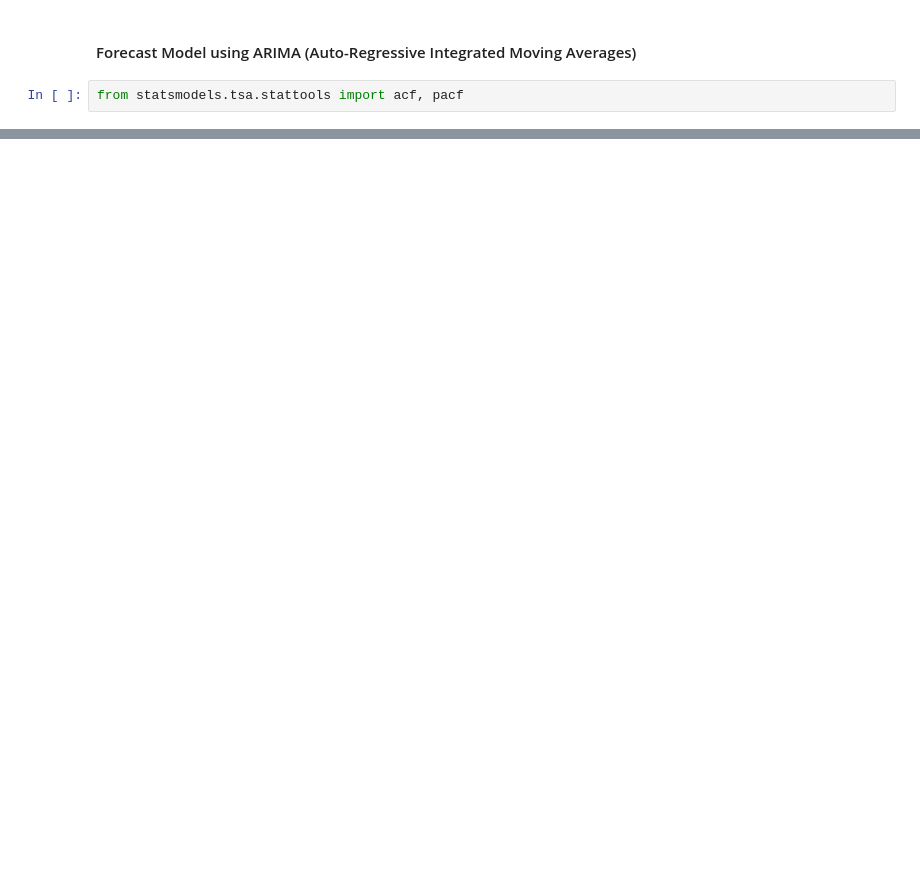
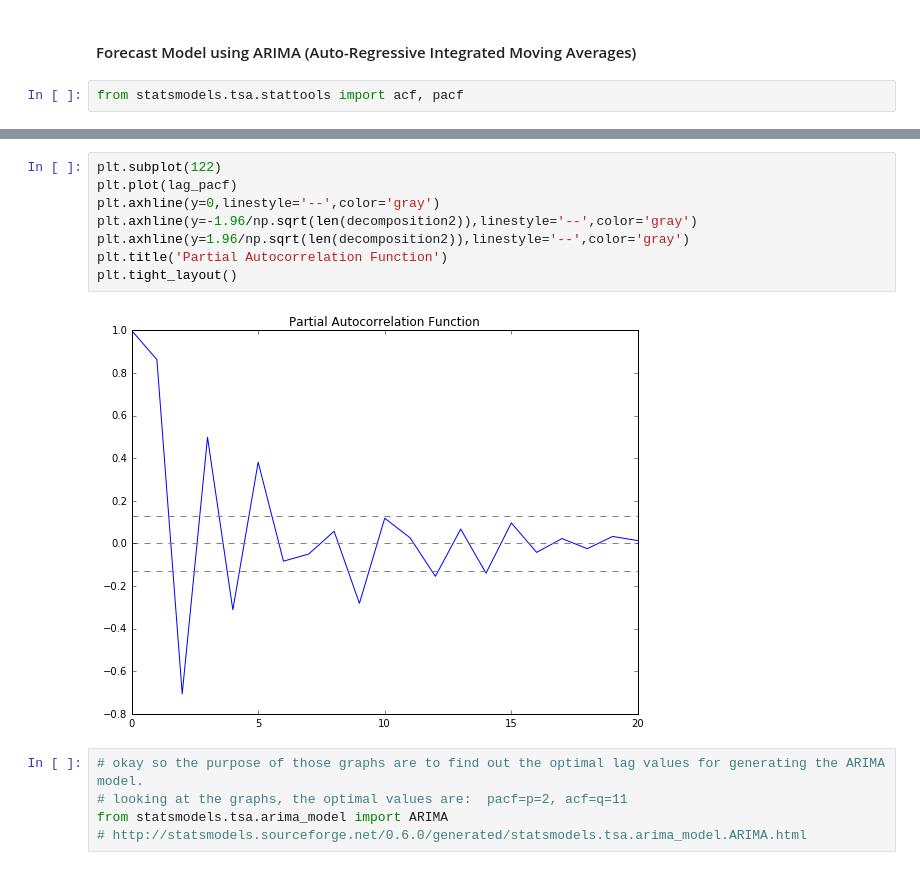
Before and after one commit to gnitnuj/RandomRealEstateExplorations, a Jupyter notebook: The Notebook.ipynb, the cells around one changed output, grey strips where cells are left out. Drawn from its saved outputs; the diff is of its cells as text; blank space fills up the shorter version.

```diff
--- a/The Notebook.ipynb
+++ b/The Notebook.ipynb
@@ -535,0 +566,15 @@ lag_pacf = pacf(ts_log_diff, nlags=20, method='ols')
+# %%
+plt.subplot(122)
+plt.plot(lag_pacf)
+plt.axhline(y=0,linestyle='--',color='gray')
+plt.axhline(y=-1.96/np.sqrt(len(decomposition2)),linestyle='--',color='gray')
+plt.axhline(y=1.96/np.sqrt(len(decomposition2)),linestyle='--',color='gray')
+plt.title('Partial Autocorrelation Function')
+plt.tight_layout()
+# %% [output]
+[figure, added]
+# %%
+# okay so the purpose of those graphs are to find out the optimal lag values for generating the ARIMA model.
+# looking at the graphs, the optimal values are:  pacf=p=2, acf=q=11
+from statsmodels.tsa.arima_model import ARIMA
+# http://statsmodels.sourceforge.net/0.6.0/generated/statsmodels.tsa.arima_model.ARIMA.html
```
Also changed, not shown: parts of 13 cells of this notebook.
